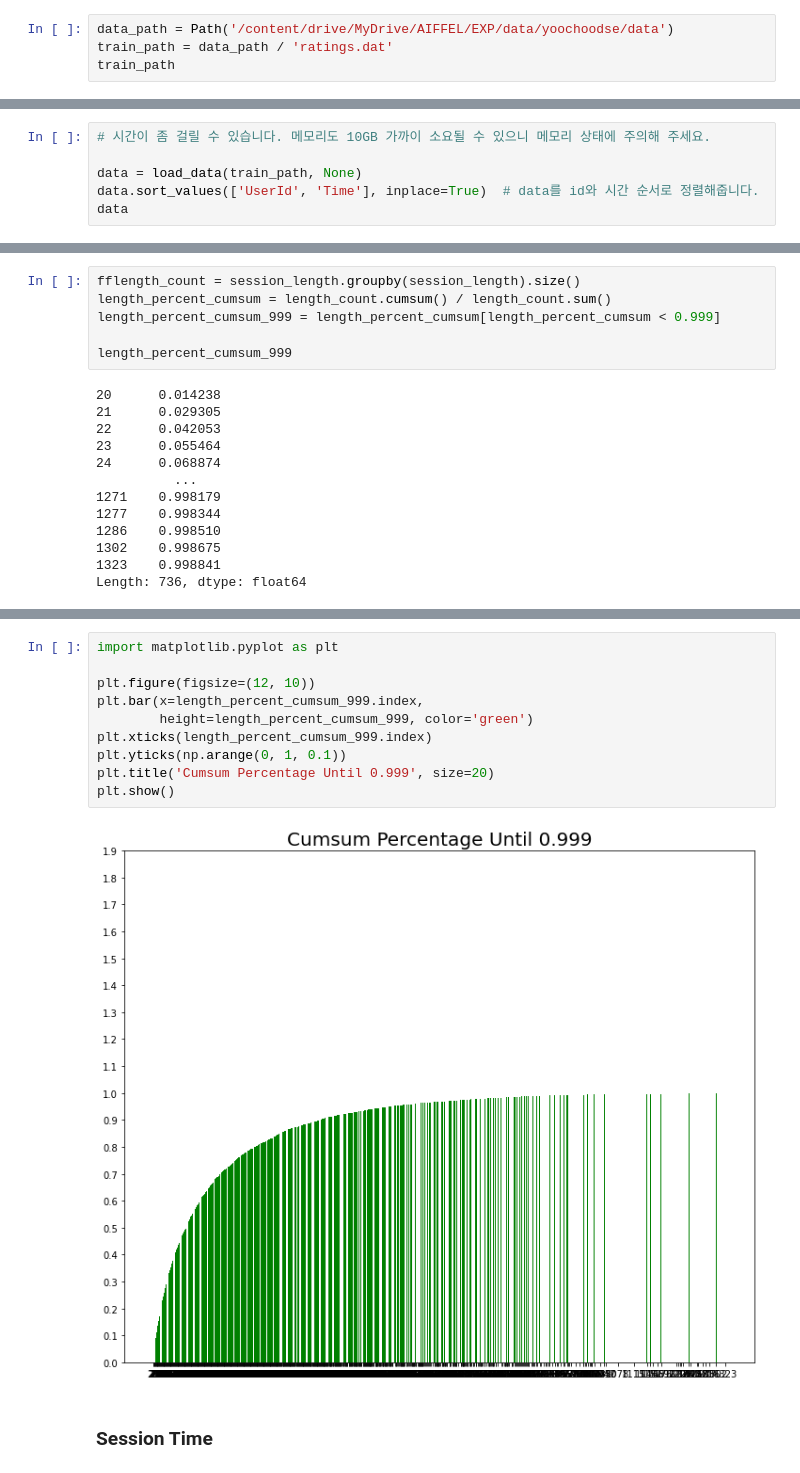
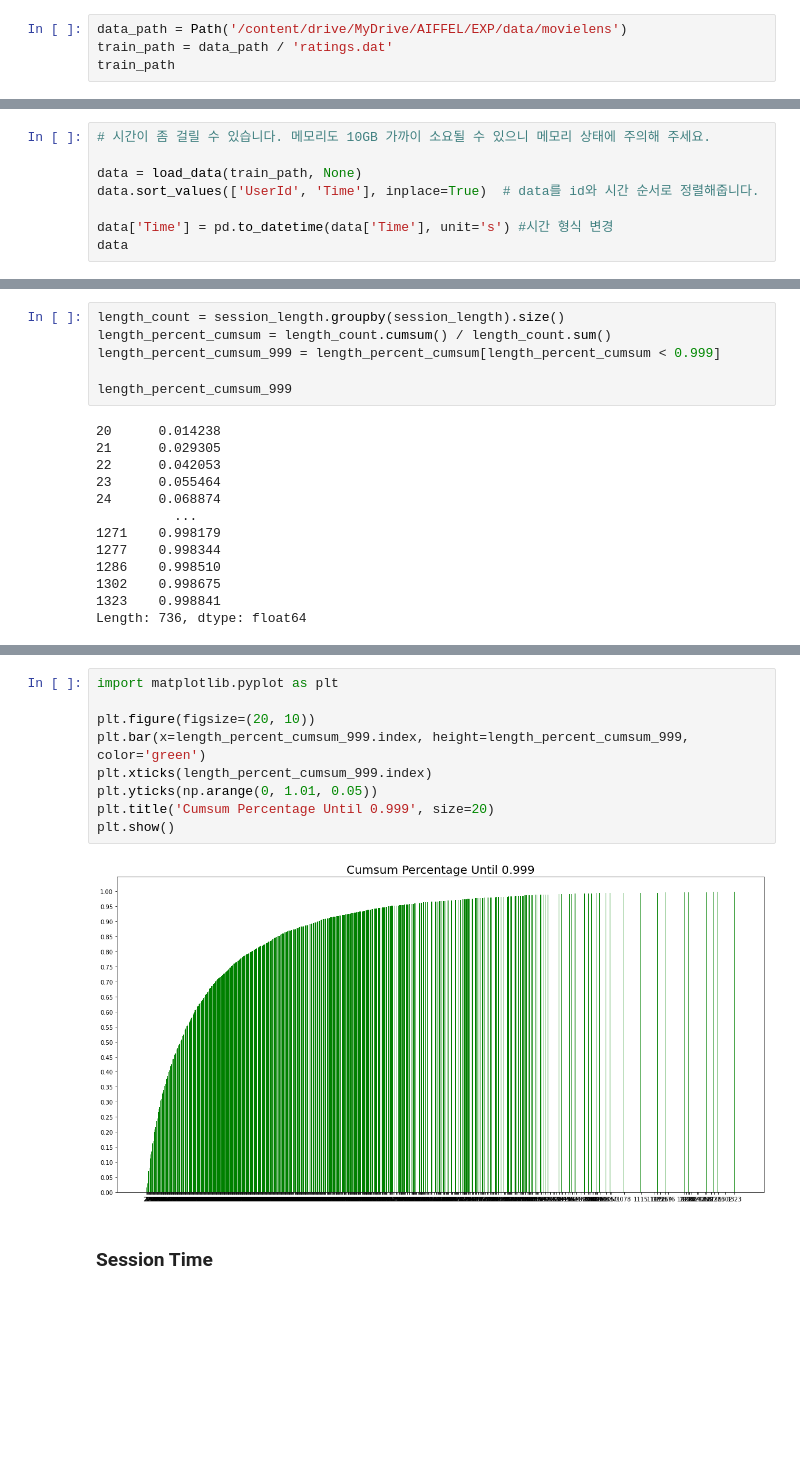
Before and after one commit to lsh231/Exploration_GN4, a Jupyter notebook: [E17]/E17.ipynb, the cells around one changed output, grey strips where cells are left out. Drawn from its saved outputs; the diff is of its cells as text; blank space fills up the shorter version.

```diff
--- a/[E17]/E17.ipynb
+++ b/[E17]/E17.ipynb
@@ -13,7 +27,7 @@ warnings.filterwarnings('ignore')
 # %% [markdown]
 ### 데이터 불러오기
 # %%
-data_path = Path('/content/drive/MyDrive/AIFFEL/EXP/data/yoochoodse/data')
+data_path = Path('/content/drive/MyDrive/AIFFEL/EXP/data/movielens')
 train_path = data_path / 'ratings.dat'
 train_path
 # %% [output]
@@ -29,6 +43,8 @@ def load_data(data_path: Path, nrows=None):
 
 data = load_data(train_path, None)
 data.sort_values(['UserId', 'Time'], inplace=True)  # data를 id와 시간 순서로 정렬해줍니다.
+
+data['Time'] = pd.to_datetime(data['Time'], unit='s') #시간 형식 변경
 data
 # %% [output]
 |  | UserId | ItemId | Rating | Time |
@@ -113,5 +103,5 @@ KeyError: ignored
 # %%
-fflength_count = session_length.groupby(session_length).size()
+length_count = session_length.groupby(session_length).size()
 length_percent_cumsum = length_count.cumsum() / length_count.sum()
 length_percent_cumsum_999 = length_percent_cumsum[length_percent_cumsum < 0.999]
 
@@ -147,15 +122,14 @@ Length: 736, dtype: float64
 # %%
 import matplotlib.pyplot as plt
 
-plt.figure(figsize=(12, 10))
-plt.bar(x=length_percent_cumsum_999.index,
-        height=length_percent_cumsum_999, color='green')
+plt.figure(figsize=(20, 10))
+plt.bar(x=length_percent_cumsum_999.index, height=length_percent_cumsum_999, color='green')
 plt.xticks(length_percent_cumsum_999.index)
-plt.yticks(np.arange(0, 1, 0.1))
+plt.yticks(np.arange(0, 1.01, 0.05))
 plt.title('Cumsum Percentage Until 0.999', size=20)
 plt.show()
 # %% [output]
-[figure, old version]
+[figure, new version]
 # %% [markdown]
 ### Session Time
 # %%
```
Also changed, not shown: parts of 32 cells of this notebook.
